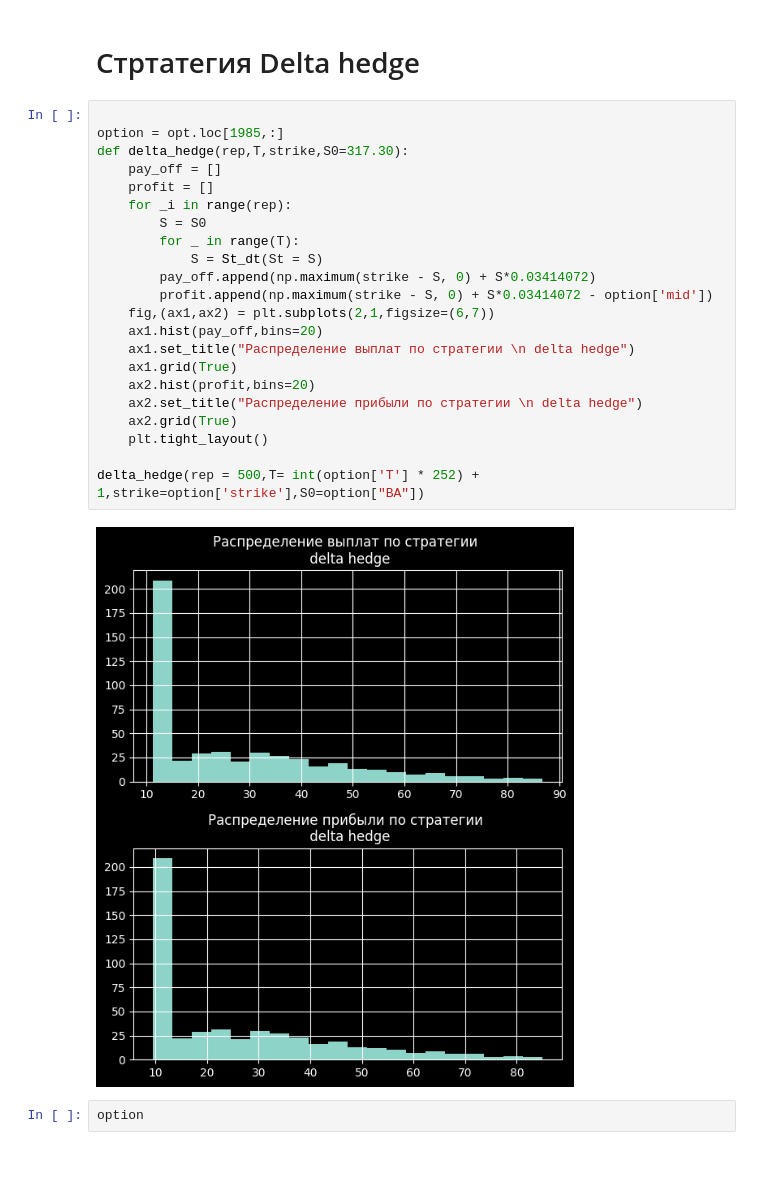
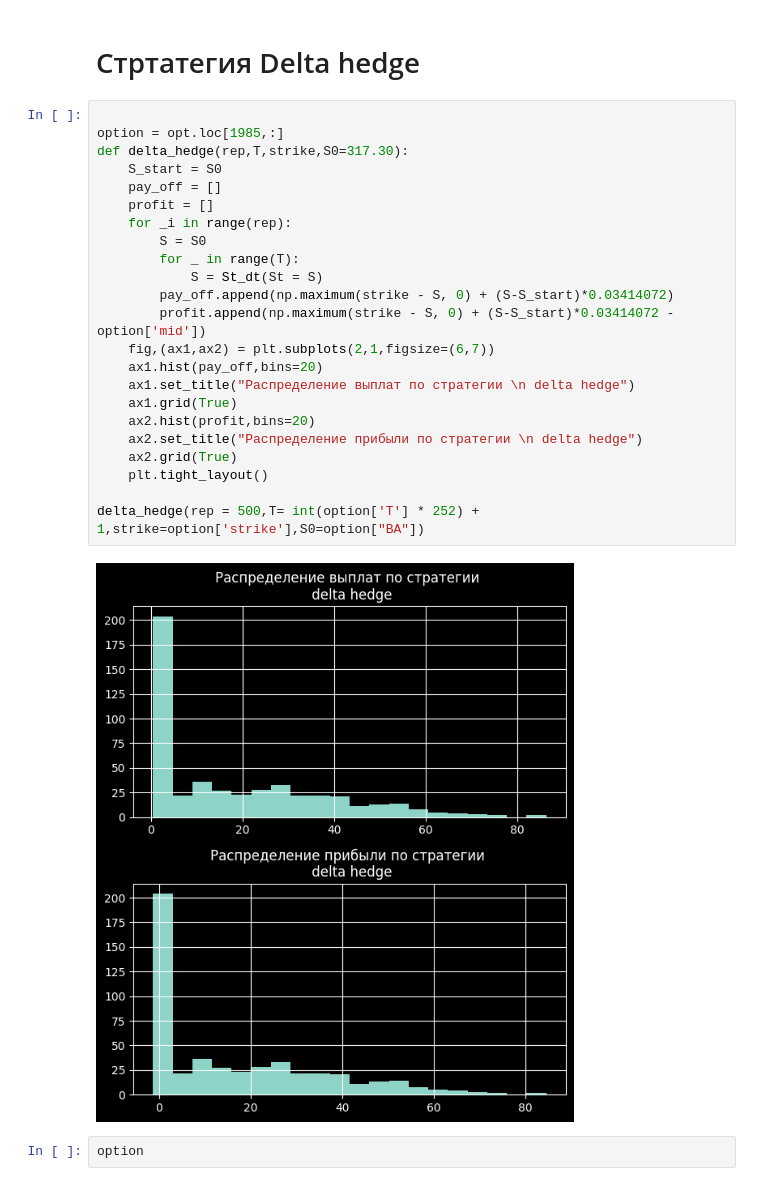
Before and after one commit to Vlad-prog-bit/msu_profinanse, a Jupyter notebook: Options.ipynb, the cells around one changed output. Drawn from its saved outputs; the diff is of its cells as text.

```diff
--- a/Options.ipynb
+++ b/Options.ipynb
@@ -600,27 +600,28 @@ Text(0.5, 1.0, 'Симуляция движения акции \n на 14 дне
 # %%
 
 option = opt.loc[1985,:]
 def delta_hedge(rep,T,strike,S0=317.30):
+    S_start = S0
     pay_off = []
     profit = []
     for _i in range(rep):
         S = S0
         for _ in range(T):
             S = St_dt(St = S)
-        pay_off.append(np.maximum(strike - S, 0) + S*0.03414072)
-        profit.append(np.maximum(strike - S, 0) + S*0.03414072 - option['mid'])
+        pay_off.append(np.maximum(strike - S, 0) + (S-S_start)*0.03414072)
+        profit.append(np.maximum(strike - S, 0) + (S-S_start)*0.03414072 - option['mid'])
     fig,(ax1,ax2) = plt.subplots(2,1,figsize=(6,7))
     ax1.hist(pay_off,bins=20)
     ax1.set_title("Распределение выплат по стратегии \n delta hedge")
     ax1.grid(True)
     ax2.hist(profit,bins=20)
     ax2.set_title("Распределение прибыли по стратегии \n delta hedge")
     ax2.grid(True)
     plt.tight_layout()
 
 delta_hedge(rep = 500,T= int(option['T'] * 252) + 1,strike=option['strike'],S0=option["BA"])
 # %% [output]
-[figure, old version]
+[figure, new version]
 # %%
 option
 # %% [output]
```
Also changed, not shown: parts of 1 cell of this notebook.
